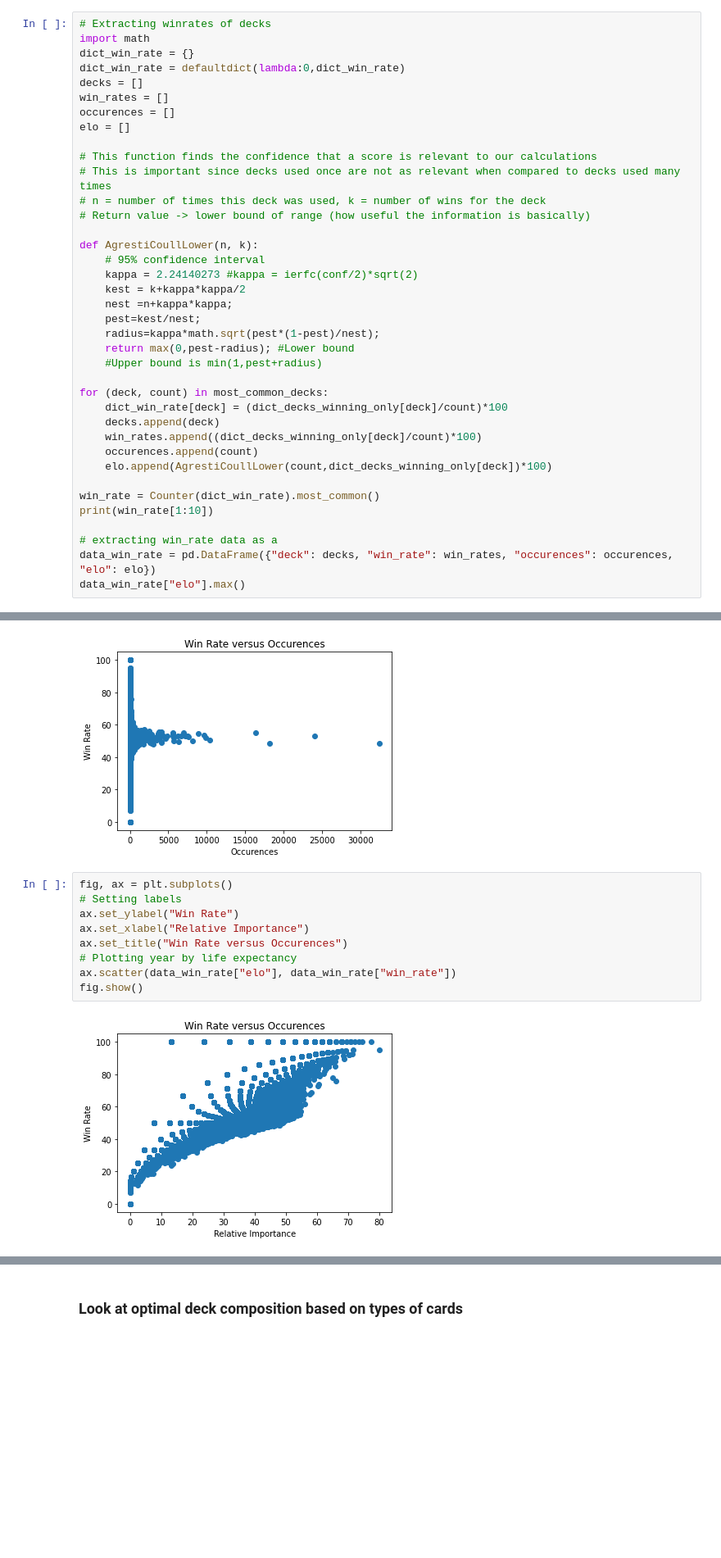
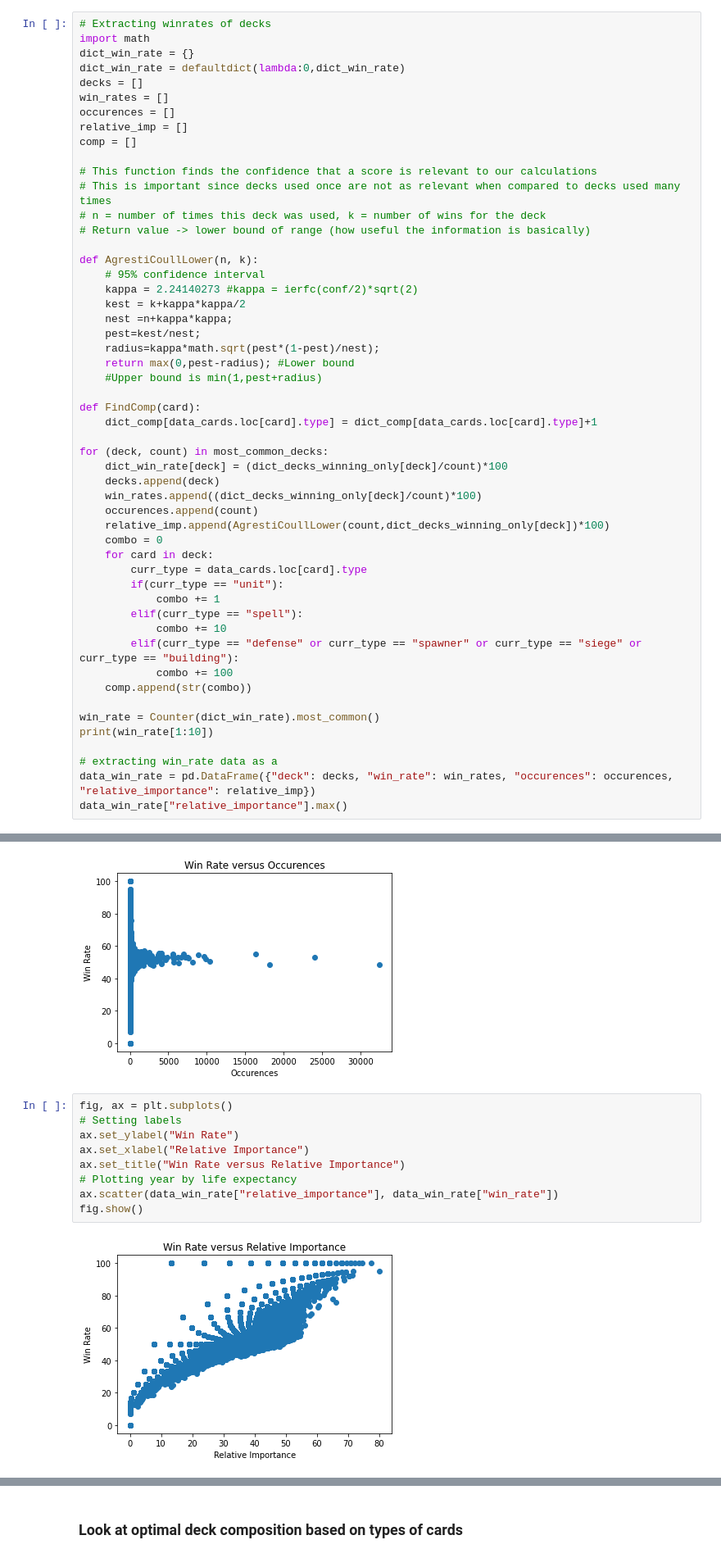
Before and after one commit to tnguyen59/Clash-Royale-Analysis, a Jupyter notebook: brendan.ipynb, the cells around one changed output, grey strips where cells are left out. Shown at 82% size. Cells and saved outputs as stored; diff of their text form; blank space fills up the shorter version.

```diff
--- a/brendan.ipynb
+++ b/brendan.ipynb
@@ -84,7 +83,8 @@ dict_win_rate = defaultdict(lambda:0,dict_win_rate)
 decks = []
 win_rates = []
 occurences = []
-elo = []
+relative_imp = []
+comp = []
 
 # This function finds the confidence that a score is relevant to our calculations
 # This is important since decks used once are not as relevant when compared to decks used many times
@@ -101,19 +101,32 @@ def AgrestiCoullLower(n, k):
     return max(0,pest-radius); #Lower bound
     #Upper bound is min(1,pest+radius)
 
+def FindComp(card):
+    dict_comp[data_cards.loc[card].type] = dict_comp[data_cards.loc[card].type]+1
+
 for (deck, count) in most_common_decks:
     dict_win_rate[deck] = (dict_decks_winning_only[deck]/count)*100
     decks.append(deck)
     win_rates.append((dict_decks_winning_only[deck]/count)*100)
     occurences.append(count)
-    elo.append(AgrestiCoullLower(count,dict_decks_winning_only[deck])*100)
+    relative_imp.append(AgrestiCoullLower(count,dict_decks_winning_only[deck])*100)
+    combo = 0
+    for card in deck:
+        curr_type = data_cards.loc[card].type
+        if(curr_type == "unit"):
+            combo += 1
+        elif(curr_type == "spell"):
+            combo += 10
+        elif(curr_type == "defense" or curr_type == "spawner" or curr_type == "siege" or curr_type == "building"):
+            combo += 100
+    comp.append(str(combo))
 
 win_rate = Counter(dict_win_rate).most_common()
 print(win_rate[1:10])
 
 # extracting win_rate data as a
-data_win_rate = pd.DataFrame({"deck": decks, "win_rate": win_rates, "occurences": occurences, "elo": elo})
-data_win_rate["elo"].max()
+data_win_rate = pd.DataFrame({"deck": decks, "win_rate": win_rates, "occurences": occurences, "relative_importance": relative_imp})
+data_win_rate["relative_importance"].max()
 # %% [output]
 [((6, 10, 11, 56, 77, 80, 88, 98), 100.0), ((7, 27, 34, 37, 52, 92, 97, 99), 100.0), ((9, 12, 13, 48, 49, 67, 70, 99), 100.0), ((4, 14, 27, 51, 94, 95, 99, 102), 100.0), ((12, 21, 31, 40, 43, 45, 49,  ...
 79.94813609283649
@@ -158,13 +171,13 @@ fig.show()
 # %%
 fig, ax = plt.subplots()
 # Setting labels
 ax.set_ylabel("Win Rate")
 ax.set_xlabel("Relative Importance")
-ax.set_title("Win Rate versus Occurences")
+ax.set_title("Win Rate versus Relative Importance")
 # Plotting year by life expectancy
-ax.scatter(data_win_rate["elo"], data_win_rate["win_rate"])
+ax.scatter(data_win_rate["relative_importance"], data_win_rate["win_rate"])
 fig.show()
 # %% [output]
-[figure, old version]
+[figure, new version]
 # %%
 # Finding 5 most relevant decks in the meta
```
Also changed, not shown: parts of 11 cells of this notebook.
